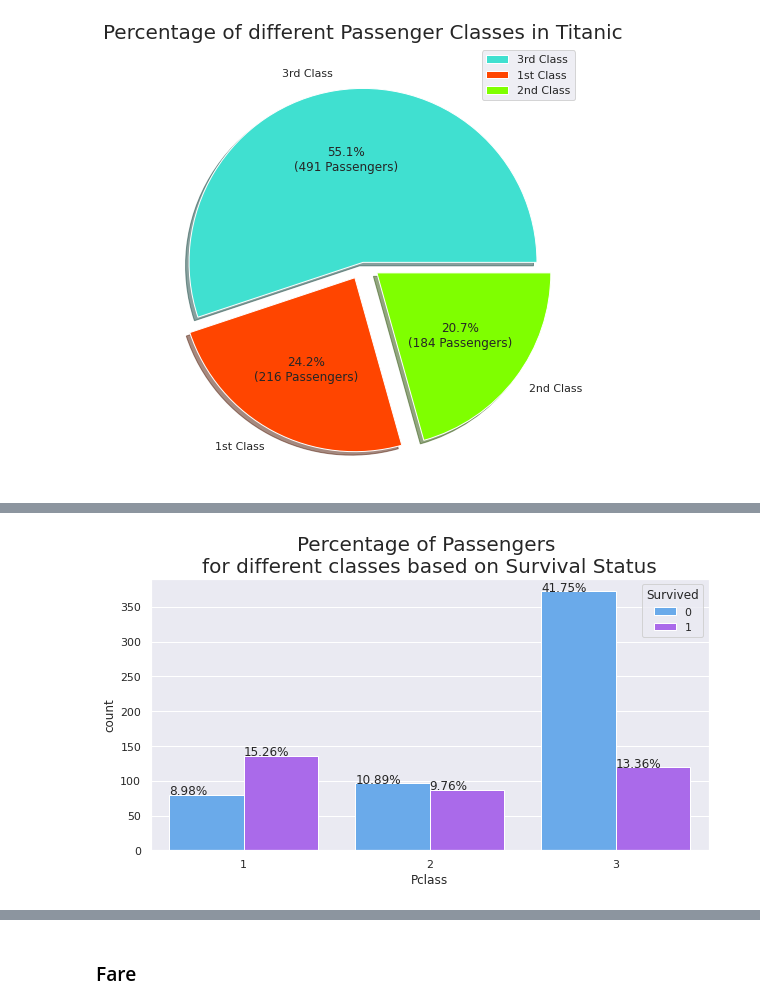
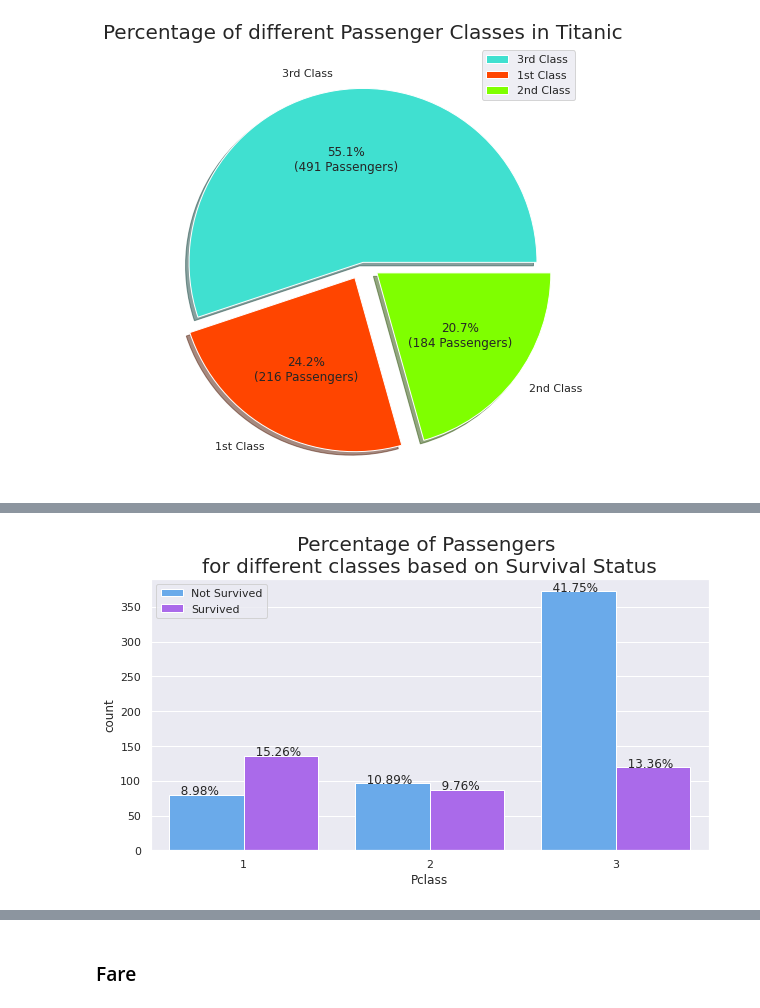
Before and after one commit to SatyaRay003/Titanic-Survival-Prediction, a Jupyter notebook: Titanic_EDA.ipynb, the cells around one changed output, grey strips where cells are left out. Drawn from its saved outputs; the diff is of its cells as text; code cells hidden in the pictures.

```diff
--- a/Titanic_EDA.ipynb
+++ b/Titanic_EDA.ipynb
@@ -235,16 +230,16 @@ plt.show()
 
 - ***24.2%*** & ***20.7%*** in Titanic was travelling in ***1st & 2nd Passenger Class*** respectively.
 # %%
-def bar_plot(attribute, data, color, title, size, comparison = None):
+def bar_plot(attribute, data, color, title, size, space, comparison = None, comparison_order=None):
     plt.figure(figsize=size)
     if comparison == None:
         ax = sns.countplot(x = attribute, data = data, palette=color)
     else:
-        ax = sns.countplot(x = attribute, hue = comparison, data = data, palette=color)
+        ax = sns.countplot(x = attribute, hue = comparison, hue_order=comparison_order, data = data, palette=color)
     total = len(data)
 
     for i in ax.patches:
-        percentage = '{:.2f}%'.format((i.get_height()/total)*100)
+        percentage = ' '*space + '{:.2f}%'.format((i.get_height()/total)*100)
         x = i.get_x()
         y = i.get_height()
         ax.annotate(percentage, (x,y))
@@ -252,9 +247,11 @@ def bar_plot(attribute, data, color, title, size, comparison = None):
 # %%
 bar_plot('Pclass', numeric_df, 'cool',
          "Percentage of Passengers \nfor different classes based on Survival Status",
-         (10, 5), 'Survived')
+         (10, 5), 3, 'Survived')
+
+plt.legend(loc='upper left', labels=['Not Survived', 'Survived']);
 # %% [output]
-[figure, old version]
+[figure, new version]
 # %% [markdown]
 <p><img src="https://drive.google.com/uc?export=view&id=15uX4fnuDMuki2xAnjK8wv-ifJhAkBtJ2" align="left" hspace="10px" vspace="0px"></p>
 
```
Also changed, not shown: parts of 12 cells of this notebook.
